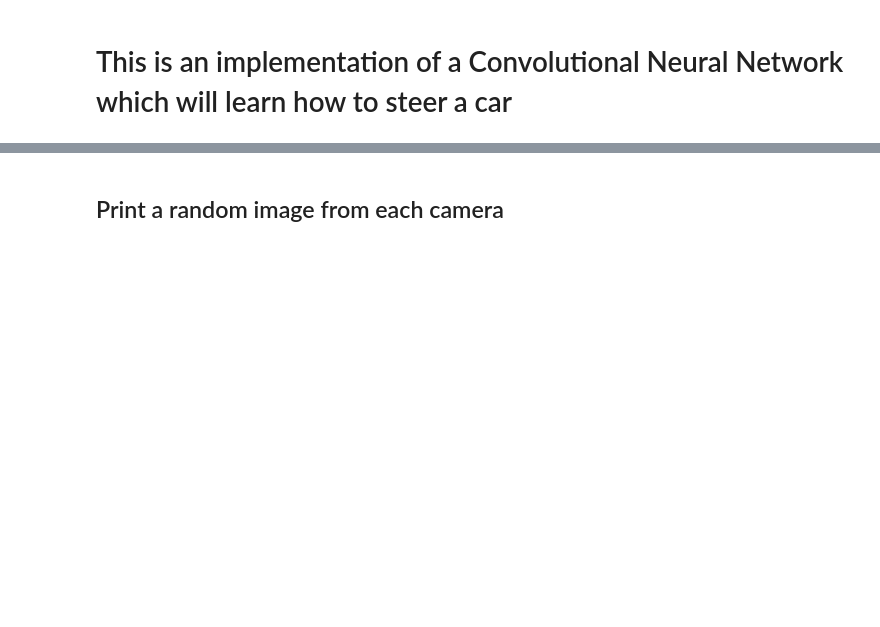
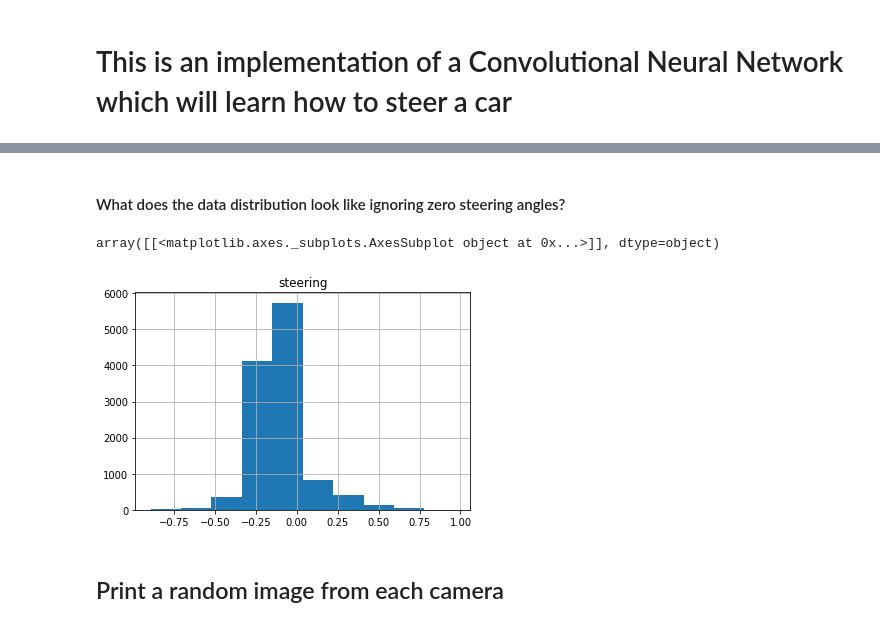
Before and after one commit to js1972/self-driving-car, a Jupyter notebook: self-driving-car.ipynb, the cells around one changed output, grey strips where cells are left out. Cells and saved outputs as stored; diff of their text form; code cells hidden in the pictures; blank space fills up the shorter version.

```diff
--- a/self-driving-car.ipynb
+++ b/self-driving-car.ipynb
@@ -44,3 +48,11 @@ array([[<matplotlib.axes._subplots.AxesSubplot object at 0x...>]], dtype=object)
+# %% [markdown]
+#### What does the data distribution look like ignoring zero steering angles?
+# %%
+df_no_zeros = df[df.steering != 0]
+df_no_zeros.hist(column="steering")
+# %% [output]
+array([[<matplotlib.axes._subplots.AxesSubplot object at 0x...>]], dtype=object)
+[figure, added]
 # %% [markdown]
 ## Print a random image from each camera
 # %%
```
Also changed, not shown: parts of 11 cells of this notebook, 4 other files.
